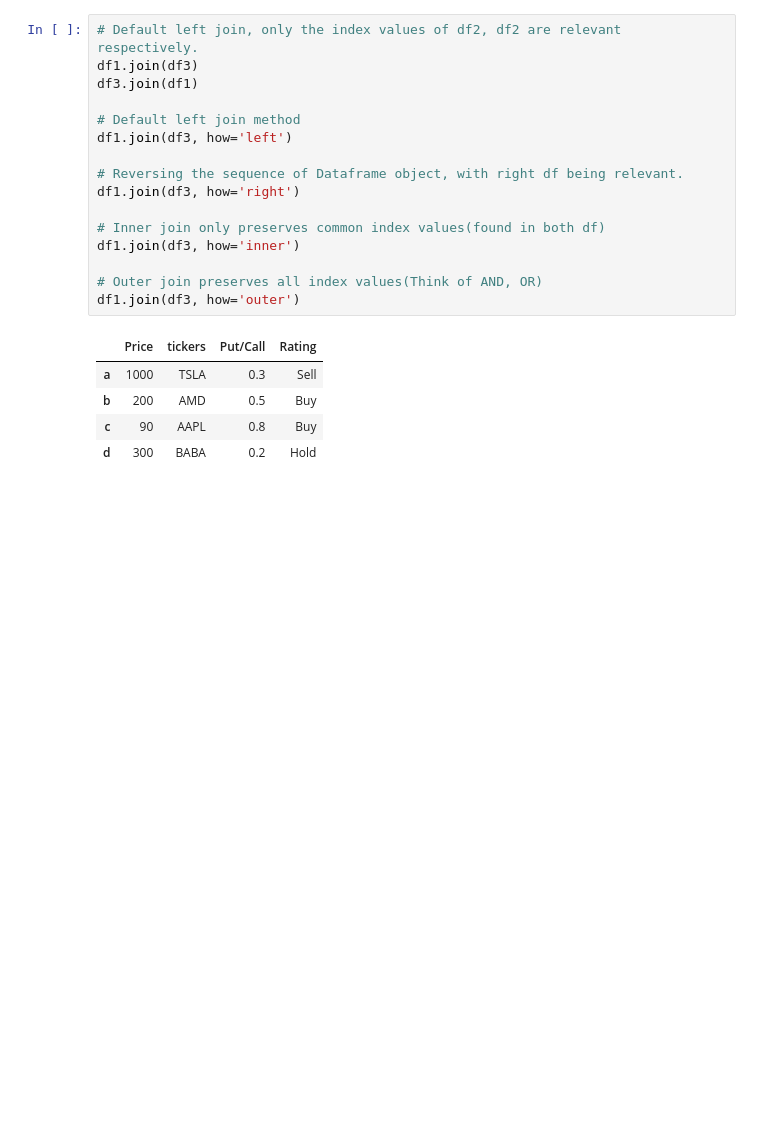
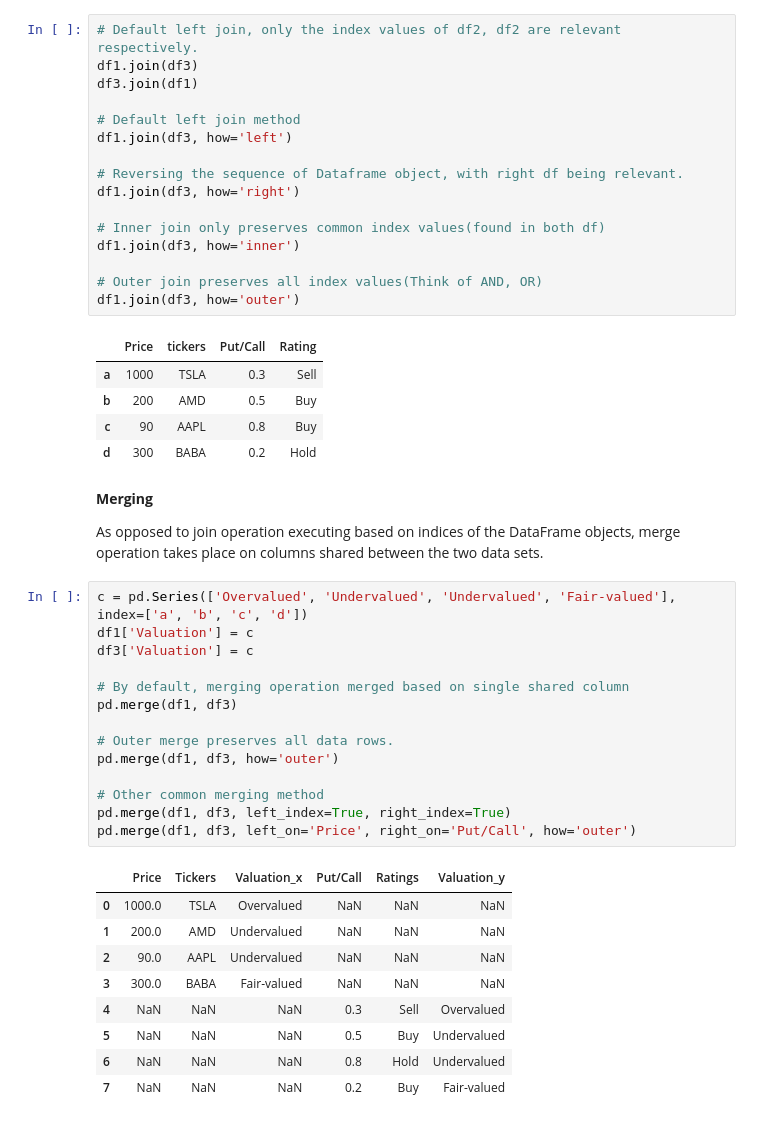
Before and after one commit to conquerv0/Pynaissance, a Jupyter notebook: 1. Basic Framework/Pandas_Guide.ipynb, the cells around one changed output. Saved outputs shown, nothing was run; the diff lists cells and outputs as text; blank space fills up the shorter version.

```diff
--- a/1. Basic Framework/Pandas_Guide.ipynb
+++ b/1. Basic Framework/Pandas_Guide.ipynb
@@ -268,3 +268,31 @@ df1.join(df3, how='outer')
 | b | 200 | AMD | 0.5 | Buy |
 | c | 90 | AAPL | 0.8 | Buy |
 | d | 300 | BABA | 0.2 | Hold |
+# %% [markdown]
+**Merging**
+
+As opposed to join operation executing based on indices of the DataFrame objects, merge operation takes place on columns shared between the two data sets.
+# %%
+c = pd.Series(['Overvalued', 'Undervalued', 'Undervalued', 'Fair-valued'], index=['a', 'b', 'c', 'd'])
+df1['Valuation'] = c
+df3['Valuation'] = c
+
+# By default, merging operation merged based on single shared column
+pd.merge(df1, df3)
+
+# Outer merge preserves all data rows.
+pd.merge(df1, df3, how='outer')
+
+# Other common merging method
+pd.merge(df1, df3, left_index=True, right_index=True)
+pd.merge(df1, df3, left_on='Price', right_on='Put/Call', how='outer')
+# %% [output]
+|  | Price | Tickers | Valuation_x | Put/Call | Ratings | Valuation_y |
+| 0 | 1000.0 | TSLA | Overvalued | NaN | NaN | NaN |
+| 1 | 200.0 | AMD | Undervalued | NaN | NaN | NaN |
+| 2 | 90.0 | AAPL | Undervalued | NaN | NaN | NaN |
+| 3 | 300.0 | BABA | Fair-valued | NaN | NaN | NaN |
+| 4 | NaN | NaN | NaN | 0.3 | Sell | Overvalued |
+| 5 | NaN | NaN | NaN | 0.5 | Buy | Undervalued |
+| 6 | NaN | NaN | NaN | 0.8 | Hold | Undervalued |
+| 7 | NaN | NaN | NaN | 0.2 | Buy | Fair-valued |
```
Also changed, not shown: parts of 2 cells of this notebook.
